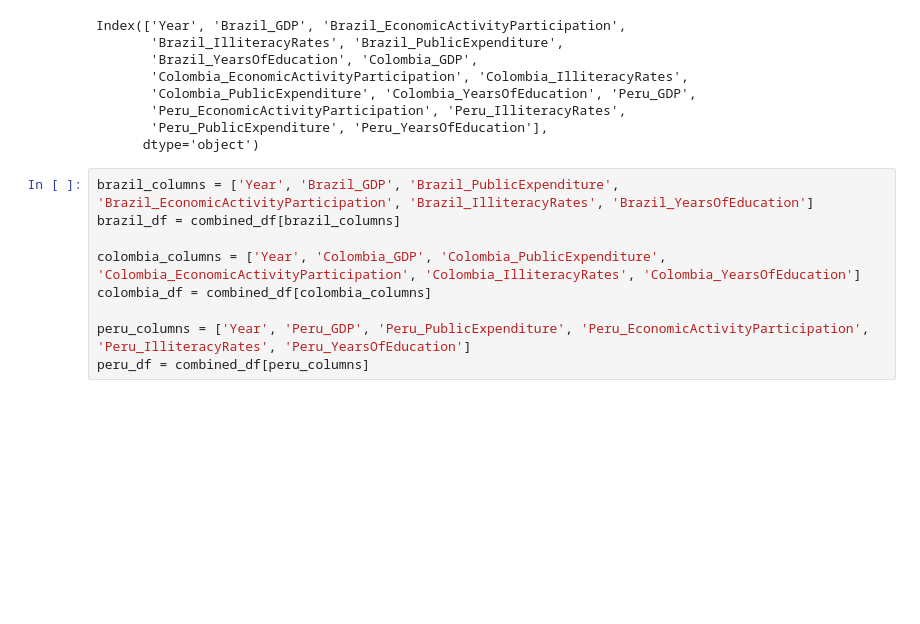
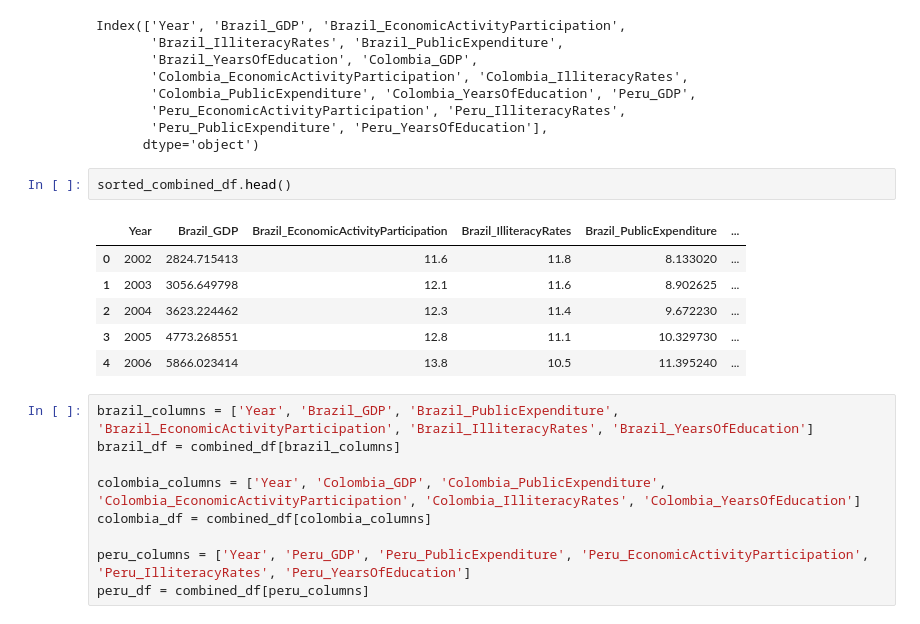
Before and after one commit to canberkarc/education-and-americas, a Jupyter notebook: project/analysis.ipynb, the cells around one changed output. Cells and saved outputs as stored; diff of their text form; blank space fills up the shorter version.

```diff
--- a/project/analysis.ipynb
+++ b/project/analysis.ipynb
@@ -52,6 +52,15 @@ Index(['Year', 'Brazil_GDP', 'Brazil_EconomicActivityParticipation',
        'Peru_EconomicActivityParticipation', 'Peru_IlliteracyRates',
        'Peru_PublicExpenditure', 'Peru_YearsOfEducation'],
       dtype='object')
+# %%
+sorted_combined_df.head()
+# %% [output]
+|  | Year | Brazil_GDP | Brazil_EconomicActivityParticipation | Brazil_IlliteracyRates | Brazil_PublicExpenditure | ... |
+| 0 | 2002 | 2824.715413 | 11.6 | 11.8 | 8.133020 | ... |
+| 1 | 2003 | 3056.649798 | 12.1 | 11.6 | 8.902625 | ... |
+| 2 | 2004 | 3623.224462 | 12.3 | 11.4 | 9.672230 | ... |
+| 3 | 2005 | 4773.268551 | 12.8 | 11.1 | 10.329730 | ... |
+| 4 | 2006 | 5866.023414 | 13.8 | 10.5 | 11.395240 | ... |
 # %%
 brazil_columns = ['Year', 'Brazil_GDP', 'Brazil_PublicExpenditure', 'Brazil_EconomicActivityParticipation', 'Brazil_IlliteracyRates', 'Brazil_YearsOfEducation']
 brazil_df = combined_df[brazil_columns]
```
Also changed, not shown: 2 other files.
